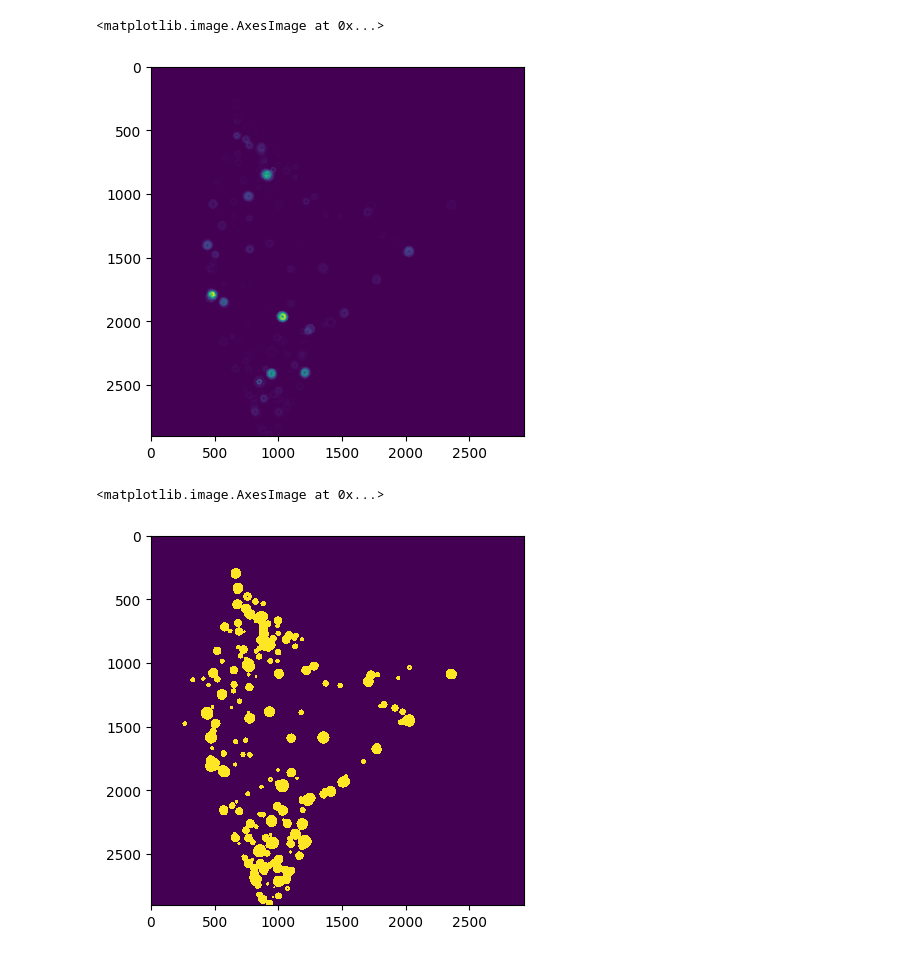
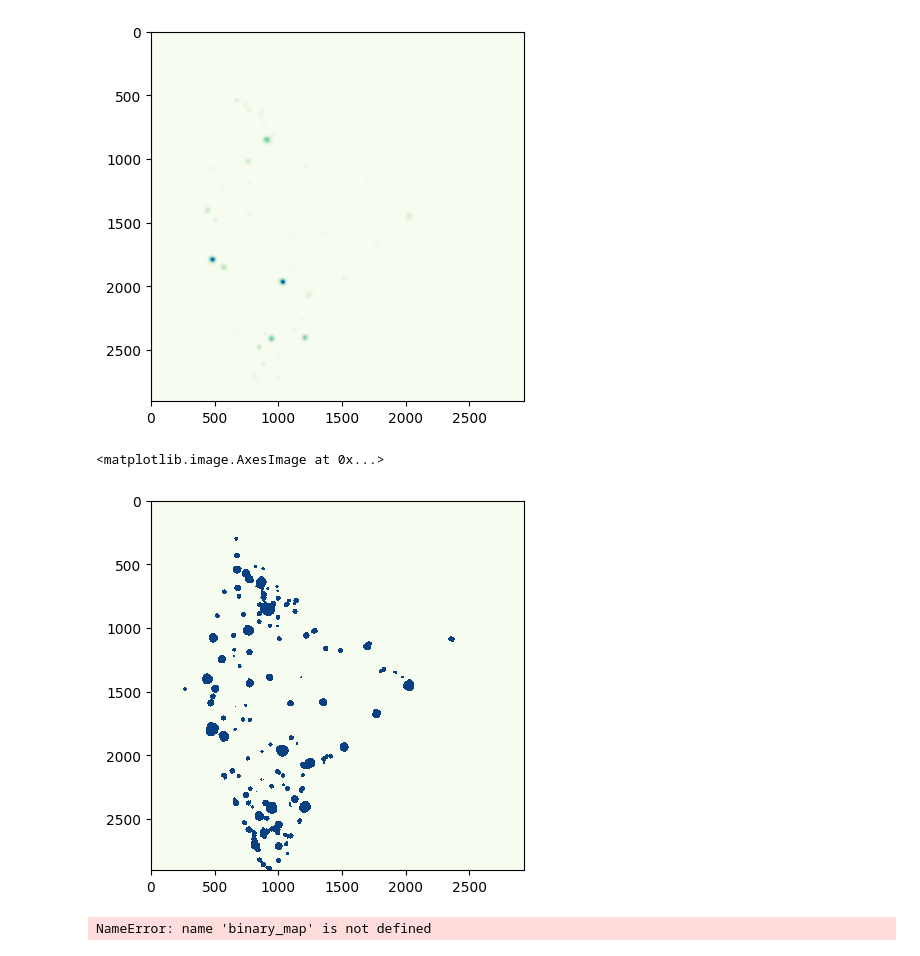
Before and after one commit to fringewidth/towardsMedicalEquity, a Jupyter notebook: influences.ipynb, the cells around one changed output. Drawn from its saved outputs; the diff is of its cells as text; code cells hidden in the pictures.

Commit message:
Create binary map

```diff
--- a/influences.ipynb
+++ b/influences.ipynb
@@ -20,26 +20,32 @@ influence_map = np.zeros((num_lat_steps, num_lon_steps))
 # %%
 def exponential_decay(distance_squared):
-    return np.exp(-6) * distance_squared**0.5
+    return np.exp(-6 * distance_squared)
 # %%
-hospitals = pd.read_csv('hospital_dataset_cleaned.csv')
+hospitals = pd.read_csv('hospital_dataset_densities.csv')
 hospitals['Radius of Influence'] = hospitals['Effective Rating'] * 0.1
 # %%
-for i in range(len(hospitals)):
-    lat, lon = hospitals.loc[i, 'Latitude'], hospitals.loc[i, 'Longitude']
-    idx, jdx = get_idx(lat, lon)
-    r = hospitals.loc[i, 'Radius of Influence']
-    r_steps = int(r / STEP)
+def get_influence_map(hospitals):
+    influence_map = np.zeros((num_lat_steps, num_lon_steps))
+    for i in range(len(hospitals)):
+        lat, lon = hospitals.loc[i, 'Latitude'], hospitals.loc[i, 'Longitude']
+        idx, jdx = get_idx(lat, lon)
+        r = hospitals.loc[i, 'Radius of Influence']
+        r_steps = int(r / STEP)
 
-    # Define the bounding box for influence radius
-    start_i = max(0, idx - r_steps)
-    end_i = min(num_lat_steps, idx + r_steps + 1)
-    start_j = max(0, jdx - r_steps)
-    end_j = min(num_lon_steps, jdx + r_steps + 1)
+        # Define the bounding box for influence radius
+        start_i = max(0, idx - r_steps)
+        end_i = min(num_lat_steps, idx + r_steps + 1)
+        start_j = max(0, jdx - r_steps)
+        end_j = min(num_lon_steps, jdx + r_steps + 1)
 
-    # Generate grid of indices within the bounding box
-    x_coords, y_coords = np.meshgrid(np.arange(start_i, end_i), np.arange(start_j, end_j), indexing='ij')
-    distance_squared = ((x_coords - idx) ** 2 + (y_coords - jdx) ** 2) * STEP**2
+        # Generate grid of indices within the bounding box
+        x_coords, y_coords = np.meshgrid(np.arange(start_i, end_i), np.arange(start_j, end_j), indexing='ij')
+        distance_squared = ((x_coords - idx) ** 2 + (y_coords - jdx) ** 2) * STEP**2
 
-    # Apply influence decay only to points within the radius
-    mask = distance_squared <= r**2
-    influence_map[x_coords[mask], y_coords[mask]] += exponential_decay(distance_squared[mask])
+        # Apply influence decay only to points within the radius
+        mask = distance_squared <= r**2
+        influence_map[x_coords[mask], y_coords[mask]] += exponential_decay(distance_squared[mask])
+
+    return influence_map
+
+influence_map = get_influence_map(hospitals)
@@ -56,14 +52,14 @@ array([[0., 0., 0., ..., 0., 0., 0.],
 # %%
 # plot influence map pixel by pixel
 import matplotlib.pyplot as plt
-plt.imshow(influence_map, cmap='gist_gray', interpolation='nearest')
+plt.imshow(influence_map, cmap='GnBu', interpolation='nearest')
+plt.savefig('influences1.png')
 # %% [output]
-<matplotlib.image.AxesImage at 0x...>
-[figure, old version]
+[figure, new version]
 # %%
-influence_map_ceil = np.ceil(influence_map)
-
-plt.imshow(influence_map_ceil, cmap='viridis', interpolation='nearest')
+clustering_cutoff = np.percentile(influence_map[influence_map > 0], 50)
+binary_map = (influence_map > clustering_cutoff).astype(int)
+plt.imshow(binary_map, cmap='GnBu', interpolation='nearest')
 # %% [output]
 <matplotlib.image.AxesImage at 0x...>
-[figure, old version]
+[figure, new version]
@@ -72,0 +66,17 @@ np.save('influence_map.npy', influence_map)
+# %%
+from scipy.ndimage import label
+import random
+
+clusters, num_clusters = label(binary_map)
+
+import matplotlib.colors as mcolors
+
+num_colors = num_clusters + 1
+colors = list(mcolors.CSS4_COLORS.values())
+random.shuffle(colors)
+random_cmap = mcolors.ListedColormap(colors[:num_colors])
+
+plt.imshow(clusters, cmap=random_cmap, interpolation='nearest')
+plt.savefig('clusters.png')
+# %% [output]
+NameError: name 'binary_map' is not defined
```
Also changed, not shown: parts of 7 cells of this notebook.
